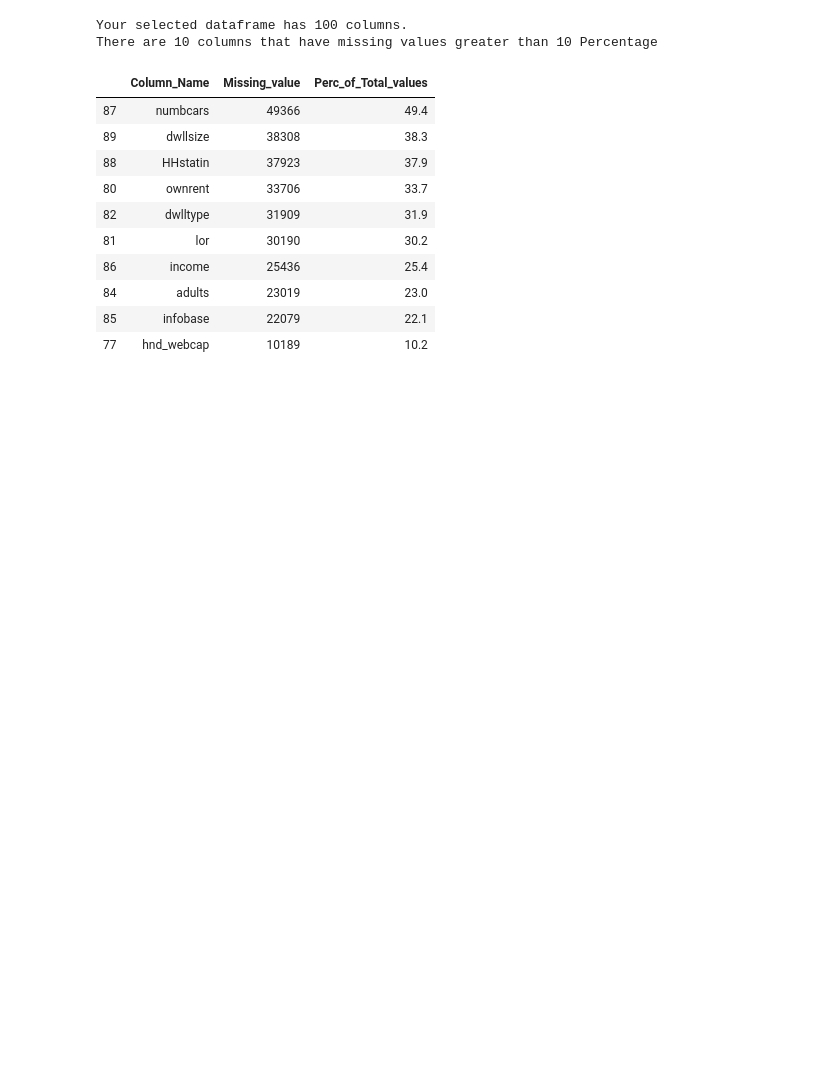
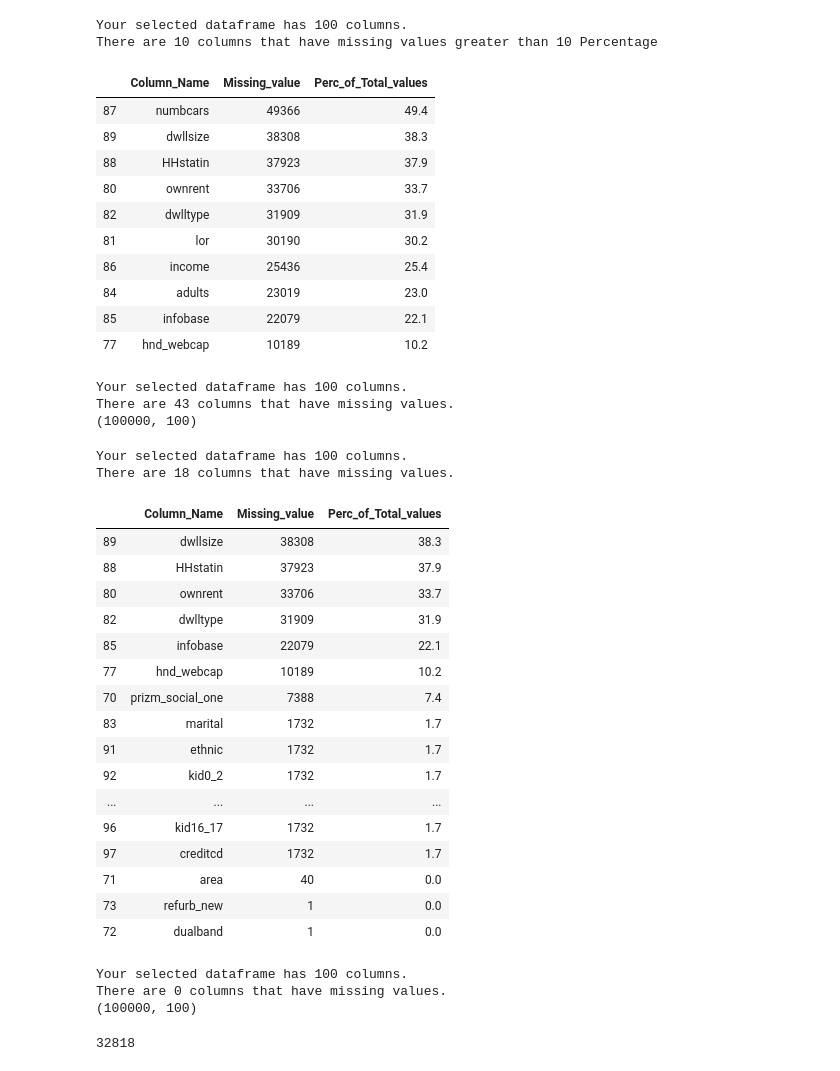
Before and after one commit to schilloji/iim_apds_churn_prjct, a Jupyter notebook: src/data_prep.ipynb, the cells around one changed output. Cells and saved outputs as stored; diff of their text form; code cells hidden in the pictures; blank space fills up the shorter version.

```diff
--- a/src/data_prep.ipynb
+++ b/src/data_prep.ipynb
@@ -164,3 +166,36 @@ There are 10 columns that have missing values greater than 10 Percentage
 | 84 | adults | 23019 | 23.0 |
 | 85 | infobase | 22079 | 22.1 |
 | 77 | hnd_webcap | 10189 | 10.2 |
+# %%
+#Imputing mean for the numerical variables.
+telo_df_missing=missing_values(telo_df)
+numerics = ['int16', 'int32', 'int64', 'float16', 'float32', 'float64']
+numeric_col=telo_df[telo_df_missing['Column_Name']].select_dtypes(include=numerics).columns
+telo_df[numeric_col]=telo_df[numeric_col].fillna(telo_df[numeric_col].mean())
+print(telo_df.shape)
+# %% [output]
+Your selected dataframe has 100 columns.
+There are 43 columns that have missing values.
+(100000, 100)
+# %%
+missing_values(telo_df)
+# %% [output]
+Your selected dataframe has 100 columns.
+There are 18 columns that have missing values.
+|  | Column_Name | Missing_value | Perc_of_Total_values |
+| 89 | dwllsize | 38308 | 38.3 |
+| 88 | HHstatin | 37923 | 37.9 |
+| 80 | ownrent | 33706 | 33.7 |
+| 82 | dwlltype | 31909 | 31.9 |
+| 85 | infobase | 22079 | 22.1 |
+| 77 | hnd_webcap | 10189 | 10.2 |
+| 70 | prizm_social_one | 7388 | 7.4 |
+| 83 | marital | 1732 | 1.7 |
+| 91 | ethnic | 1732 | 1.7 |
+| 92 | kid0_2 | 1732 | 1.7 |
+| ... | ... | ... | ... |
+| 96 | kid16_17 | 1732 | 1.7 |
+| 97 | creditcd | 1732 | 1.7 |
+| 71 | area | 40 | 0.0 |
+| 73 | refurb_new | 1 | 0.0 |
+| 72 | dualband | 1 | 0.0 |
@@ -166,0 +222,11 @@ There are 10 columns that have missing values greater than 10 Percentage
+# %%
+#Filling as Missing for categorical variables.
+telo_df.fillna('Missing',inplace=True)
+missing_values(telo_df)
+print(telo_df.shape)
+gc.collect()
+# %% [output]
+Your selected dataframe has 100 columns.
+There are 0 columns that have missing values.
+(100000, 100)
+32818
```
Also changed, not shown: parts of 4 cells of this notebook, 2 other files.
